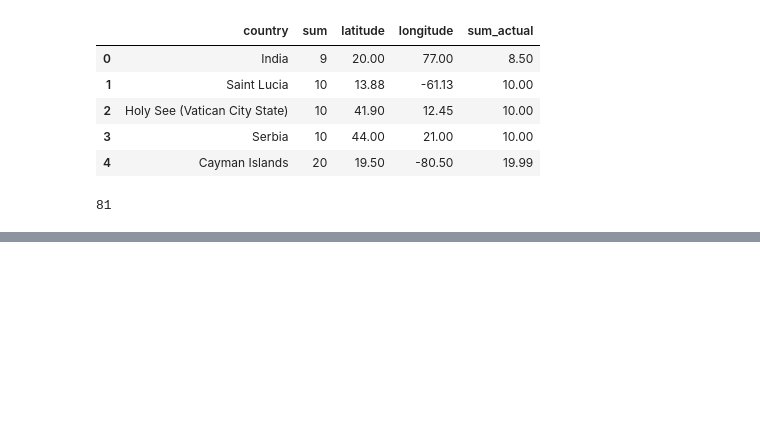
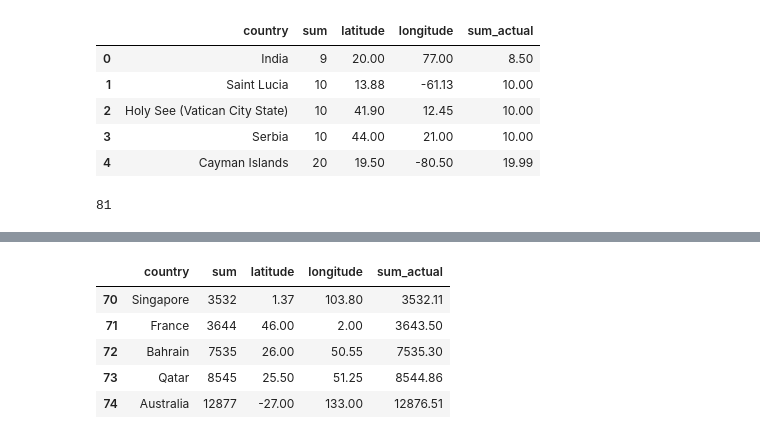
Before and after one commit to linnearice/Vitamin_Ventures, a Jupyter notebook: IPYNB/Plots for US Cities Map and World Country Map.ipynb, the cells around one changed output, grey strips where cells are left out. Cells and saved outputs as stored; diff of their text form; code cells hidden in the pictures; blank space fills up the shorter version.

```diff
--- a/IPYNB/Plots for US Cities Map and World Country Map.ipynb
+++ b/IPYNB/Plots for US Cities Map and World Country Map.ipynb
@@ -95,3 +153,7 @@ fig = px.scatter_geo(df_country,
 fig.show()
 # %% [output]
 [interactive output not drawn]
+# %%
+df_country = pd.read_csv('../Data/countries_with_lat_lon.csv')
+df_country_no_us = df_country[df_country['country']!='United States']
+df_country_no_us.head()
@@ -97,0 +167,32 @@ fig.show()
+# %%
+df_country_no_us['text'] = df_country_no_us['country'] + '  $' +  df_country_no_us['sum'].astype(str)
+
+fig = go.Figure(data=go.Scattergeo(
+        lon = df_country_no_us['longitude'],
+        lat = df_country_no_us['latitude'],
+        text = df_country_no_us['text'],
+        mode = 'markers',
+        hovertemplate =
+           '<i>Country:</i>'+
+           '<br><b>%{text}</b>',
+        marker=dict(
+            size=df_country_no_us['sum']/400,
+            color=df_country_no_us['sum'],
+            showscale=True,
+            colorbar_title="Sales($)<br>2021"
+
+        )
+
+        ))
+
+fig.update_layout(
+        title_text = 'Vitamin Ventures - 2021 International Sales',
+
+        geo = dict(
+            scope = 'world',
+            landcolor = 'rgb(217, 217, 217)'
+        )
+    )
+
+
+fig.show()
@@ -97,0 +201,12 @@ fig.show()
+# %%
+df_country_no_us=df_country_no_us.sort_values(by='sum', ascending=False)
+df_top_10_country_no_us = df_country_no_us.iloc[0:10]
+df_top_10_country_no_us = df_top_10_country_no_us.sort_values(by='sum',ascending=True)
+df_top_10_country_no_us.head()
+# %% [output]
+|  | country | sum | latitude | longitude | sum_actual |
+| 70 | Singapore | 3532 | 1.37 | 103.80 | 3532.11 |
+| 71 | France | 3644 | 46.00 | 2.00 | 3643.50 |
+| 72 | Bahrain | 7535 | 26.00 | 50.55 | 7535.30 |
+| 73 | Qatar | 8545 | 25.50 | 51.25 | 8544.86 |
+| 74 | Australia | 12877 | -27.00 | 133.00 | 12876.51 |
```
Also changed, not shown: parts of 15 cells of this notebook, 11 other files.
